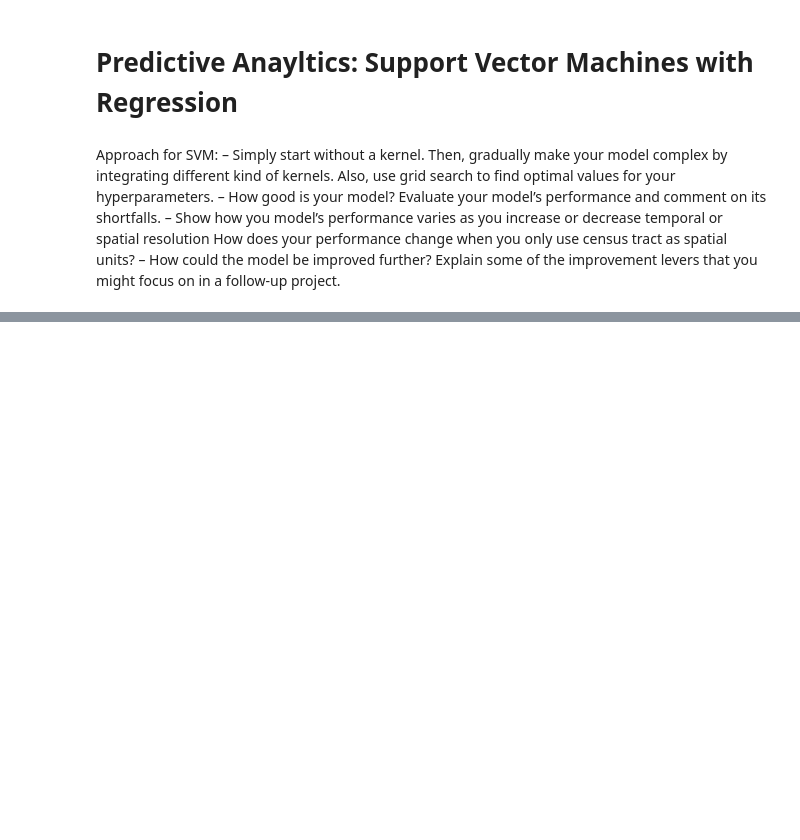
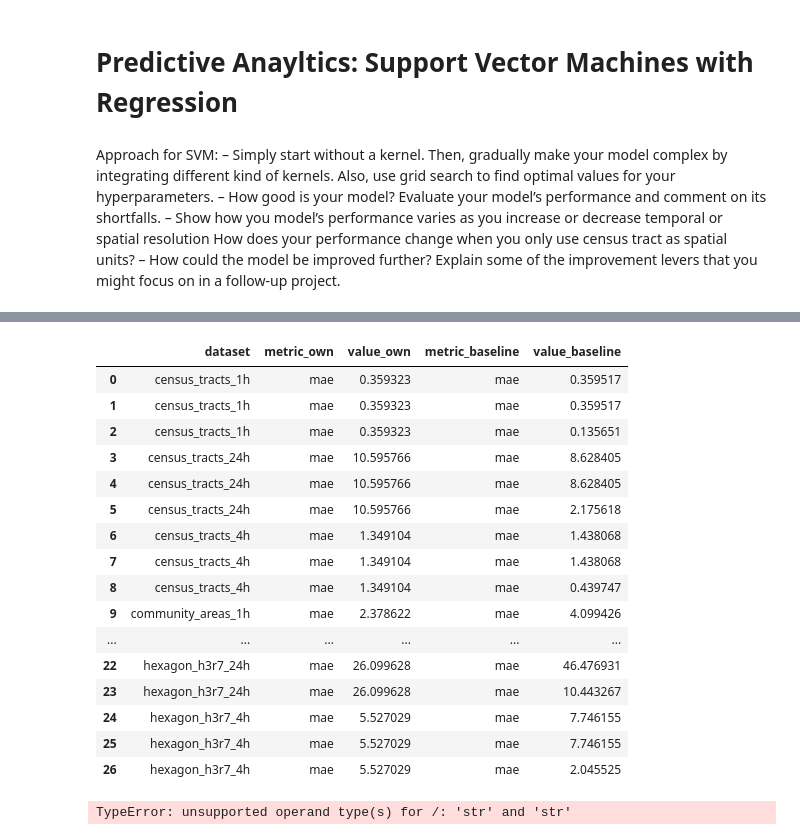
Before and after one commit to angfe/Group-3-AAA, a Jupyter notebook: notebooks/03_04_predictive_analytics_svm_comparison.ipynb, the cells around one changed output, grey strips where cells are left out. Cells and saved outputs as stored; diff of their text form; code cells hidden in the pictures; blank space fills up the shorter version.

Commit message:
results

```diff
--- a/notebooks/03_04_predictive_analytics_svm_comparison.ipynb
+++ b/notebooks/03_04_predictive_analytics_svm_comparison.ipynb
@@ -39,0 +63,15 @@ hex4h = load(HEXAGON_7_4H)
+# %%
+# table
+results_df = combined[["spatial", "time", "MAE", "MSE", "RMSE", "R2 Score"]]
+results_df = results_df.sort_values(["spatial", "time"]).reset_index(drop=True)
+
+styled = results_df.style.format({
+    "MAE": "{:.2f}",-
+    "MSE": "{:.2f}",
+    "RMSE": "{:.2f}",
+    "R2 Score": "{:.3f}",
+}).background_gradient(subset=["R2 Score"], cmap="RdYlGn", vmin=0, vmax=1) \
+  .background_gradient(subset=["MAE", "RMSE", "MSE"], cmap="RdYlGn_r") \
+  .set_caption("SVM Regression Results by Spatial Unit and Time Granularity")
+
+styled
@@ -39,0 +124,2 @@ hex4h = load(HEXAGON_7_4H)
+# %%
+baseline = pd.read_parquet(f"{baseline_path}/baseline_test_metrics.parquet")
@@ -39,0 +142,49 @@ hex4h = load(HEXAGON_7_4H)
+# %%
+results_df["spatial_clean"] = (
+    results_df["spatial"].str.lower()
+    .str.replace("hexagon_", "hexagon_h3r", regex=False)  # HEXAGON_7 -> hexagon_h3r7
+)
+results_df["time_clean"] = results_df["time"].str.lower()  # 1H -> 1h
+results_df["run"] = results_df["spatial_clean"] + "_" + results_df["time_clean"]
+
+own_results = results_df.melt(
+    id_vars=["dataset"],
+    value_vars=["MAE", "MSE", "RMSE", "R2 Score"],
+    var_name="metric",
+    value_name="value",
+)
+
+own_results["metric"] = own_results["metric"].str.lower().str.replace(" score", "", regex=False)
+# %%
+baseline_mae = baseline[baseline["metric"] == "mae"][["dataset", "metric", "value"]]
+own_mae = own_results[own_results["metric"] == "mae"][["dataset", "metric", "value"]]
+# %%
+
+merged = own_mae.merge(
+    baseline_mae,
+    on="dataset",
+    suffixes=("_own", "_baseline")
+)
+merged
+# %% [output]
+|  | dataset | metric_own | value_own | metric_baseline | value_baseline |
+| 0 | census_tracts_1h | mae | 0.359323 | mae | 0.359517 |
+| 1 | census_tracts_1h | mae | 0.359323 | mae | 0.359517 |
+| 2 | census_tracts_1h | mae | 0.359323 | mae | 0.135651 |
+| 3 | census_tracts_24h | mae | 10.595766 | mae | 8.628405 |
+| 4 | census_tracts_24h | mae | 10.595766 | mae | 8.628405 |
+| 5 | census_tracts_24h | mae | 10.595766 | mae | 2.175618 |
+| 6 | census_tracts_4h | mae | 1.349104 | mae | 1.438068 |
+| 7 | census_tracts_4h | mae | 1.349104 | mae | 1.438068 |
+| 8 | census_tracts_4h | mae | 1.349104 | mae | 0.439747 |
+| 9 | community_areas_1h | mae | 2.378622 | mae | 4.099426 |
+| ... | ... | ... | ... | ... | ... |
+| 22 | hexagon_h3r7_24h | mae | 26.099628 | mae | 46.476931 |
+| 23 | hexagon_h3r7_24h | mae | 26.099628 | mae | 10.443267 |
+| 24 | hexagon_h3r7_4h | mae | 5.527029 | mae | 7.746155 |
+| 25 | hexagon_h3r7_4h | mae | 5.527029 | mae | 7.746155 |
+| 26 | hexagon_h3r7_4h | mae | 5.527029 | mae | 2.045525 |
+# %%
+merged["score"] = met(merged["metric_own"], merged["metric_baseline"])
+# %% [output]
+TypeError: unsupported operand type(s) for /: 'str' and 'str'
```
Also changed, not shown: parts of 19 cells of this notebook.
